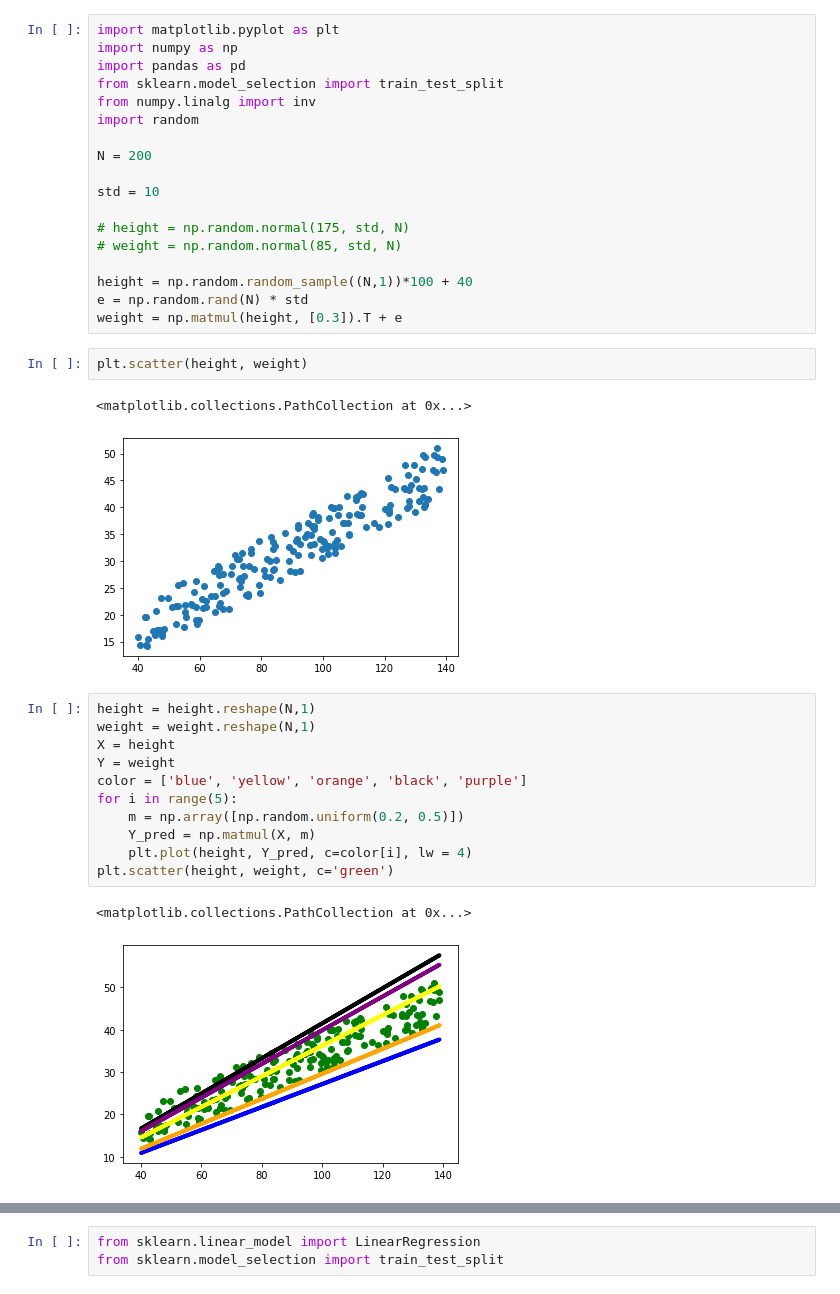
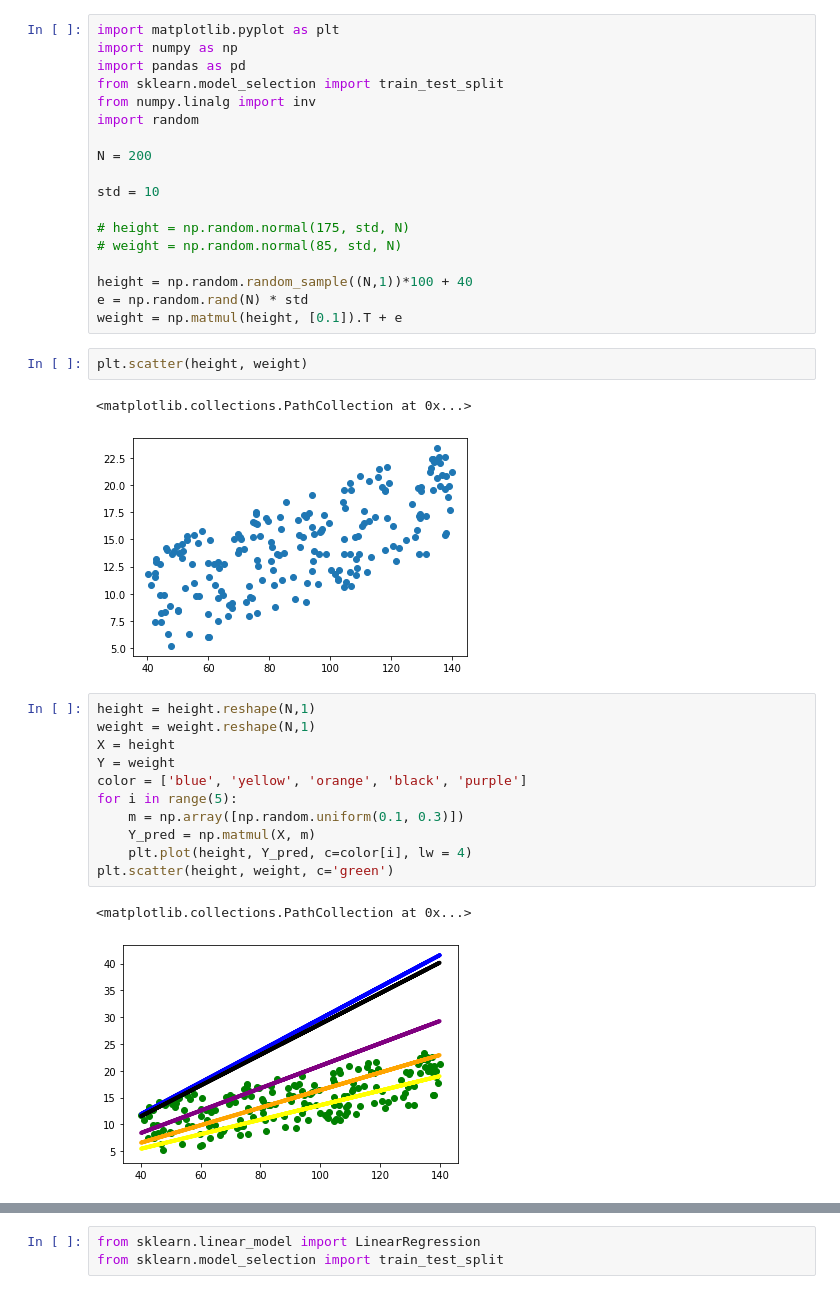
Before and after one commit to maheravi/Machine-Learning, a Jupyter notebook: Height-Weight Adaline.ipynb, the cells around one changed output, grey strips where cells are left out. Cells and saved outputs as stored; diff of their text form.

```diff
--- a/Height-Weight Adaline.ipynb
+++ b/Height-Weight Adaline.ipynb
@@ -15,26 +15,26 @@ std = 10
 
 height = np.random.random_sample((N,1))*100 + 40
 e = np.random.rand(N) * std
-weight = np.matmul(height, [0.3]).T + e
+weight = np.matmul(height, [0.1]).T + e
 # %%
 plt.scatter(height, weight)
 # %% [output]
 <matplotlib.collections.PathCollection at 0x...>
-[figure, old version]
+[figure, new version]
 # %%
 height = height.reshape(N,1)
 weight = weight.reshape(N,1)
 X = height
 Y = weight
 color = ['blue', 'yellow', 'orange', 'black', 'purple']
 for i in range(5):
-    m = np.array([np.random.uniform(0.2, 0.5)])
+    m = np.array([np.random.uniform(0.1, 0.3)])
     Y_pred = np.matmul(X, m)
     plt.plot(height, Y_pred, c=color[i], lw = 4)
 plt.scatter(height, weight, c='green')
 # %% [output]
 <matplotlib.collections.PathCollection at 0x...>
-[figure, old version]
+[figure, new version]
 # %%
 X = height
 Y = weight
```
Also changed, not shown: parts of 5 cells of this notebook.
